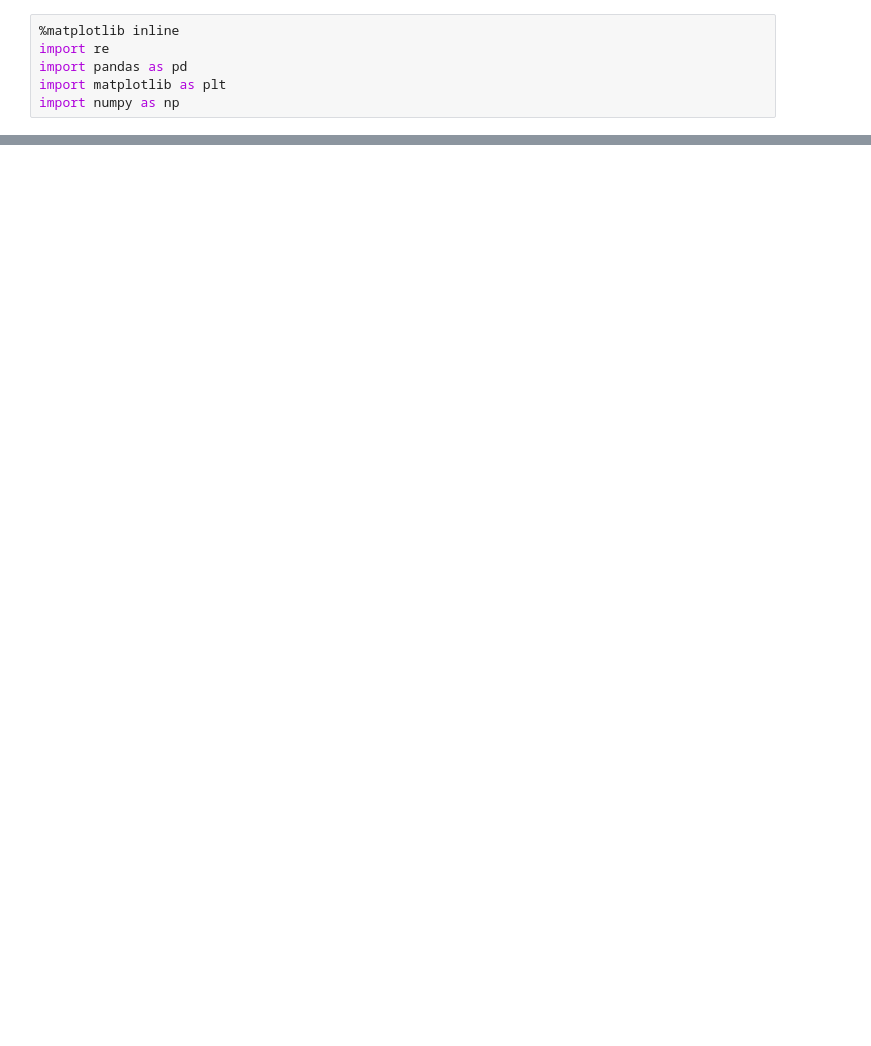
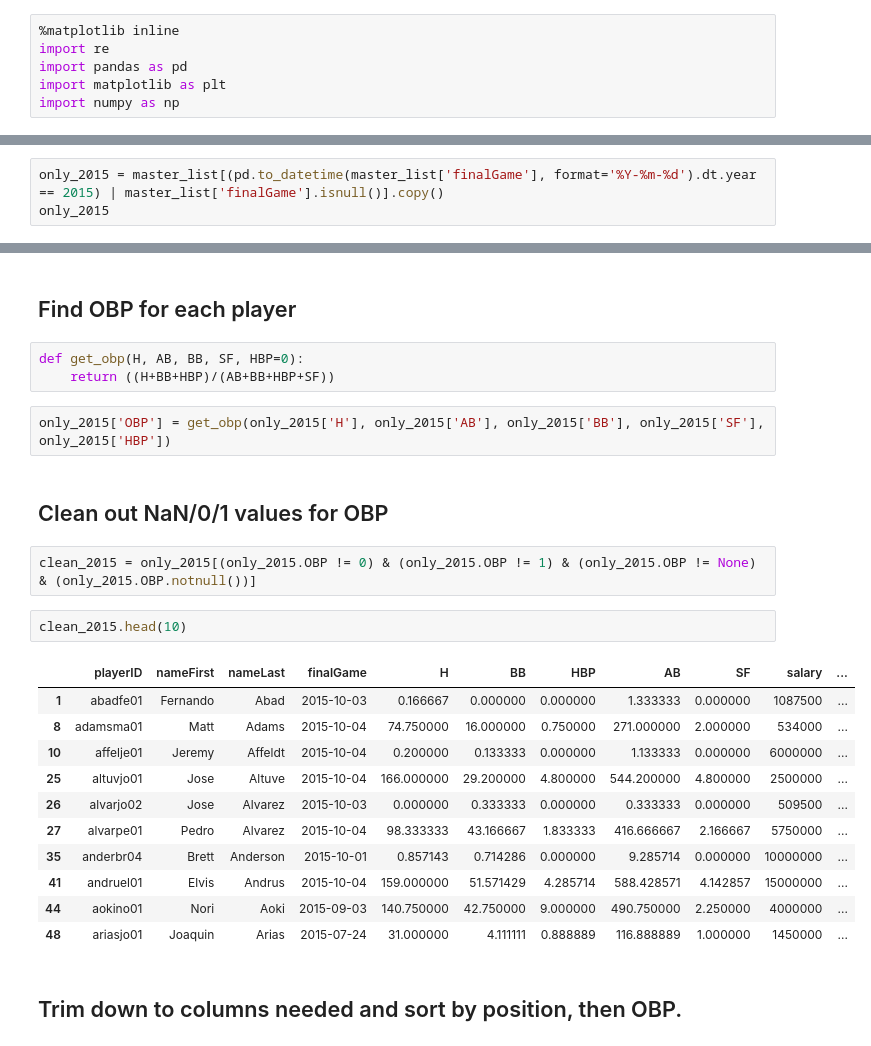
Before and after one commit to CameronBoudreau/moneyball, a Jupyter notebook: moneyball.ipynb, the cells around one changed output, grey strips where cells are left out. Saved outputs shown, nothing was run; the diff lists cells and outputs as text; blank space fills up the shorter version.

Commit message:
Complete list

```diff
--- a/moneyball.ipynb
+++ b/moneyball.ipynb
@@ -200,0 +116,3 @@ batting['OBP'] = get_obp(batting['H'], batting['AB'], batting['BB'], batting['SF
+# %%
+only_2015 = master_list[(pd.to_datetime(master_list['finalGame'], format='%Y-%m-%d').dt.year == 2015) | master_list['finalGame'].isnull()].copy()
+only_2015
@@ -200,0 +138,27 @@ batting['OBP'] = get_obp(batting['H'], batting['AB'], batting['BB'], batting['SF
+# %% [markdown]
+## Find OBP for each player
+# %%
+def get_obp(H, AB, BB, SF, HBP=0):
+    return ((H+BB+HBP)/(AB+BB+HBP+SF))
+# %%
+only_2015['OBP'] = get_obp(only_2015['H'], only_2015['AB'], only_2015['BB'], only_2015['SF'], only_2015['HBP'])
+# %% [markdown]
+## Clean out NaN/0/1 values for OBP
+# %%
+clean_2015 = only_2015[(only_2015.OBP != 0) & (only_2015.OBP != 1) & (only_2015.OBP != None) & (only_2015.OBP.notnull())]
+# %%
+clean_2015.head(10)
+# %% [output]
+|  | playerID | nameFirst | nameLast | finalGame | H | BB | HBP | AB | SF | salary | ... |
+| 1 | abadfe01 | Fernando | Abad | 2015-10-03 | 0.166667 | 0.000000 | 0.000000 | 1.333333 | 0.000000 | 1087500 | ... |
+| 8 | adamsma01 | Matt | Adams | 2015-10-04 | 74.750000 | 16.000000 | 0.750000 | 271.000000 | 2.000000 | 534000 | ... |
+| 10 | affelje01 | Jeremy | Affeldt | 2015-10-04 | 0.200000 | 0.133333 | 0.000000 | 1.133333 | 0.000000 | 6000000 | ... |
+| 25 | altuvjo01 | Jose | Altuve | 2015-10-04 | 166.000000 | 29.200000 | 4.800000 | 544.200000 | 4.800000 | 2500000 | ... |
+| 26 | alvarjo02 | Jose | Alvarez | 2015-10-03 | 0.000000 | 0.333333 | 0.000000 | 0.333333 | 0.000000 | 509500 | ... |
+| 27 | alvarpe01 | Pedro | Alvarez | 2015-10-04 | 98.333333 | 43.166667 | 1.833333 | 416.666667 | 2.166667 | 5750000 | ... |
+| 35 | anderbr04 | Brett | Anderson | 2015-10-01 | 0.857143 | 0.714286 | 0.000000 | 9.285714 | 0.000000 | 10000000 | ... |
+| 41 | andruel01 | Elvis | Andrus | 2015-10-04 | 159.000000 | 51.571429 | 4.285714 | 588.428571 | 4.142857 | 15000000 | ... |
+| 44 | aokino01 | Nori | Aoki | 2015-09-03 | 140.750000 | 42.750000 | 9.000000 | 490.750000 | 2.250000 | 4000000 | ... |
+| 48 | ariasjo01 | Joaquin | Arias | 2015-07-24 | 31.000000 | 4.111111 | 0.888889 | 116.888889 | 1.000000 | 1450000 | ... |
+# %% [markdown]
+## Trim down to columns needed and sort by position, then OBP.
```
Also changed, not shown: parts of 42 cells of this notebook, 1 other file.
